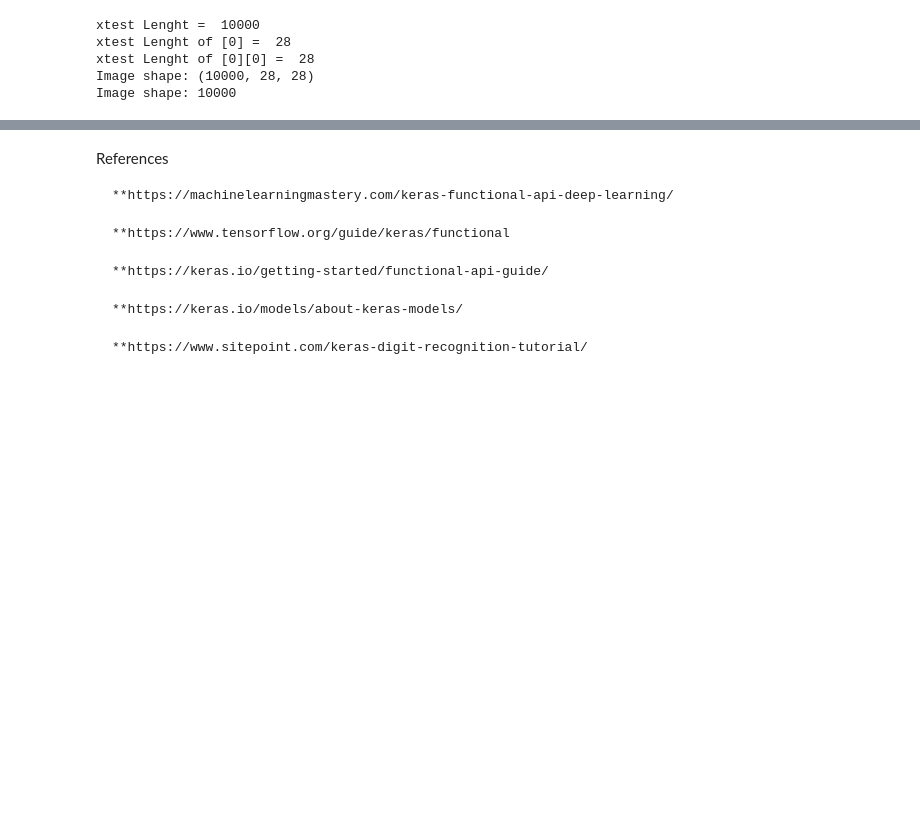
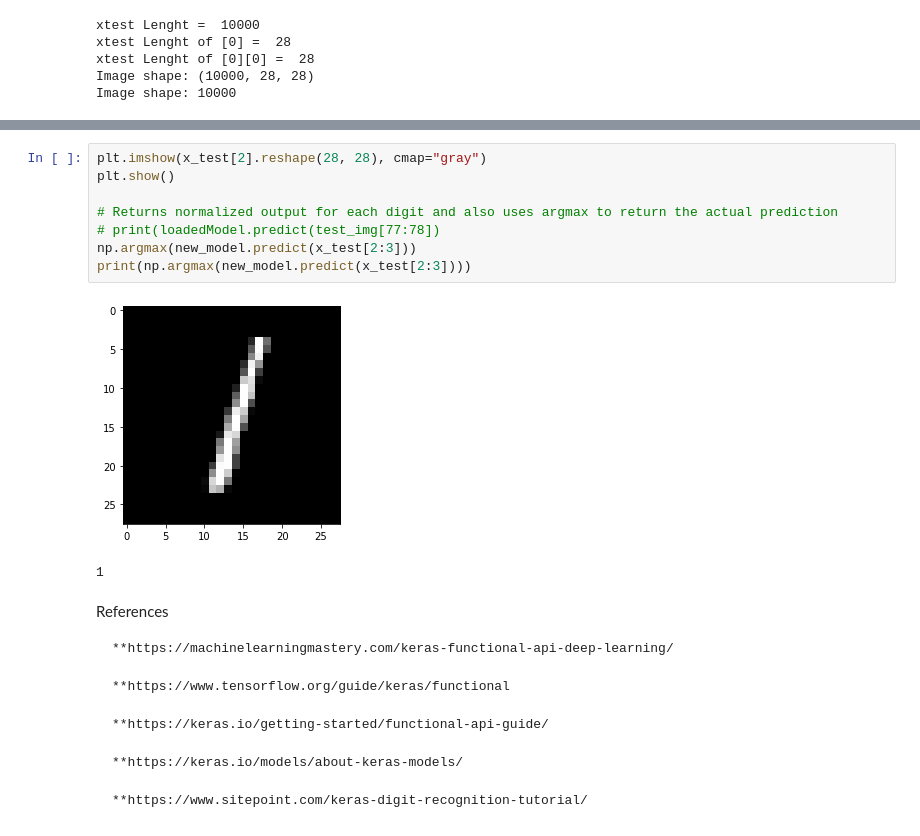
Before and after one commit to ArekMamala/EmergingTechnologies, a Jupyter notebook: AssignmentNotebook-ArkadiuszMamala.ipynb, the cells around one changed output, grey strips where cells are left out. Saved outputs shown, nothing was run; the diff lists cells and outputs as text; blank space fills up the shorter version.

```diff
--- a/AssignmentNotebook-ArkadiuszMamala.ipynb
+++ b/AssignmentNotebook-ArkadiuszMamala.ipynb
@@ -175,3 +192,14 @@ prediction = 1
+# %%
+plt.imshow(x_test[2].reshape(28, 28), cmap="gray")
+plt.show()
+
+# Returns normalized output for each digit and also uses argmax to return the actual prediction
+# print(loadedModel.predict(test_img[77:78])
+np.argmax(new_model.predict(x_test[2:3]))
+print(np.argmax(new_model.predict(x_test[2:3])))
+# %% [output]
+[figure, added]
+1
 # %% [markdown]
 References
 
```
Also changed, not shown: parts of 12 cells of this notebook, 2 other files.
